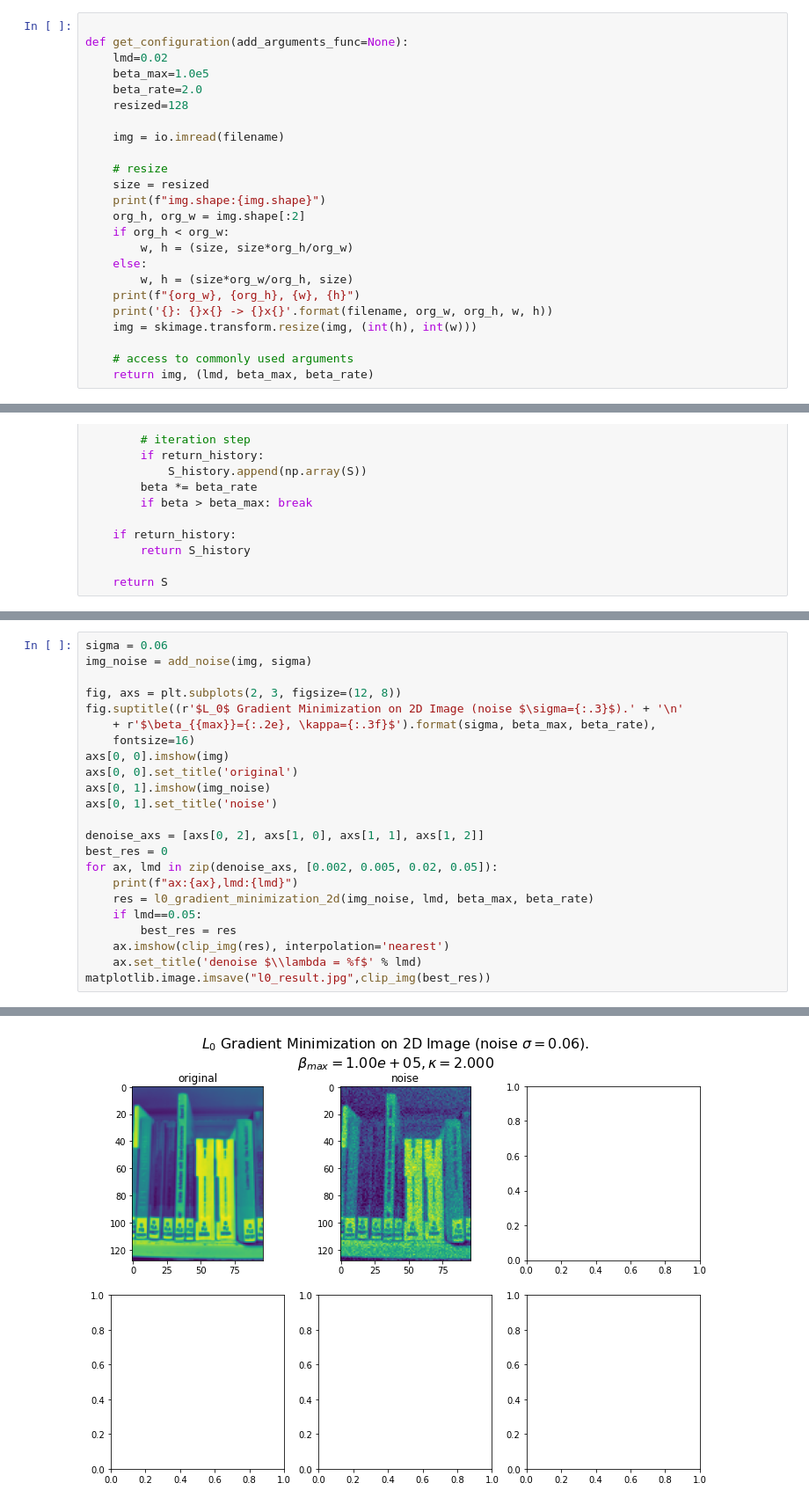
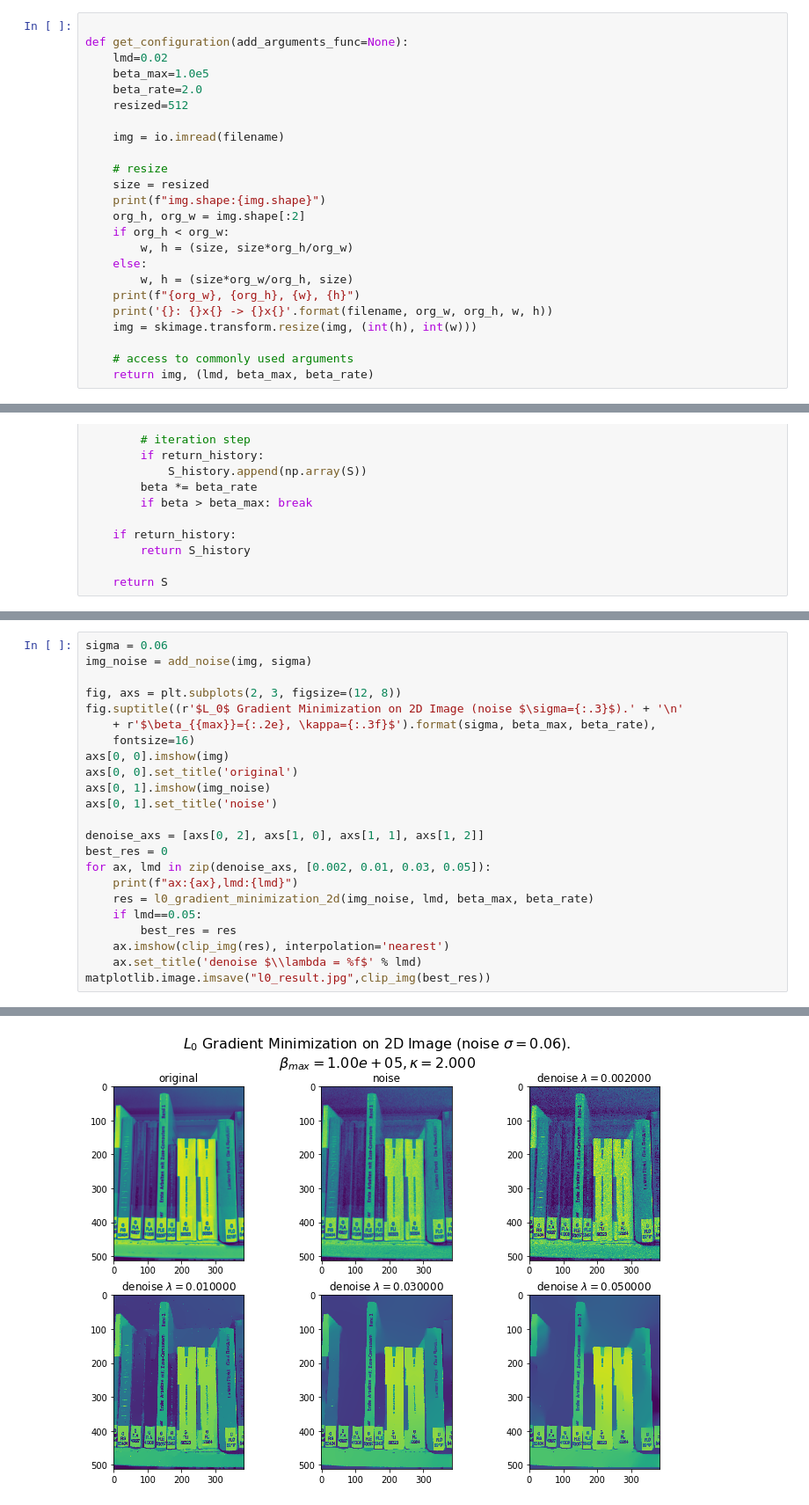
Before and after one commit to ShangQingLiu/book_spine_segmentation, a Jupyter notebook: book_seg.ipynb, the cells around one changed output, grey strips where cells are left out. Shown: that part at 88% size. Cells and saved outputs as stored; diff of their text form.

```diff
--- a/book_seg.ipynb
+++ b/book_seg.ipynb
@@ -53,7 +53,7 @@ def get_configuration(add_arguments_func=None):
     lmd=0.02
     beta_max=1.0e5
     beta_rate=2.0
-    resized=128
+    resized=512
 
     img = io.imread(filename)
 
@@ -147,7 +161,7 @@ axs[0, 1].set_title('noise')
 
 denoise_axs = [axs[0, 2], axs[1, 0], axs[1, 1], axs[1, 2]]
 best_res = 0
-for ax, lmd in zip(denoise_axs, [0.002, 0.005, 0.02, 0.05]):
+for ax, lmd in zip(denoise_axs, [0.002, 0.01, 0.03, 0.05]):
     print(f"ax:{ax},lmd:{lmd}")
     res = l0_gradient_minimization_2d(img_noise, lmd, beta_max, beta_rate)
     if lmd==0.05:
@@ -162 +181 @@ NameError: name 'circulant2_dx' is not defined
-[figure, old version]
+[figure, new version]
```
Also changed, not shown: parts of 4 cells of this notebook, 7 other files.
